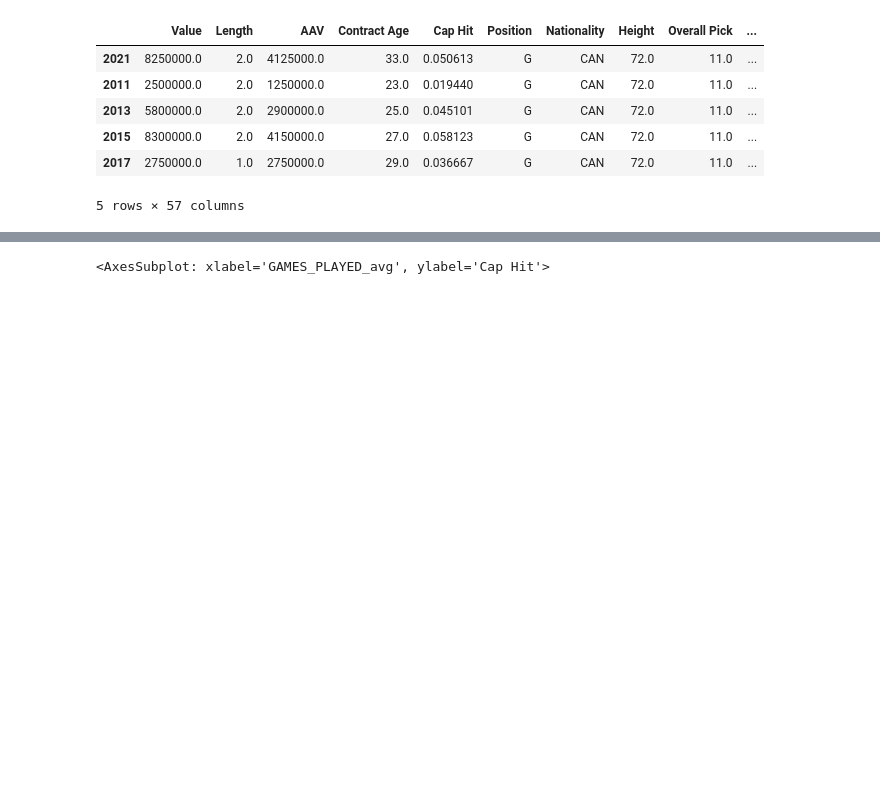
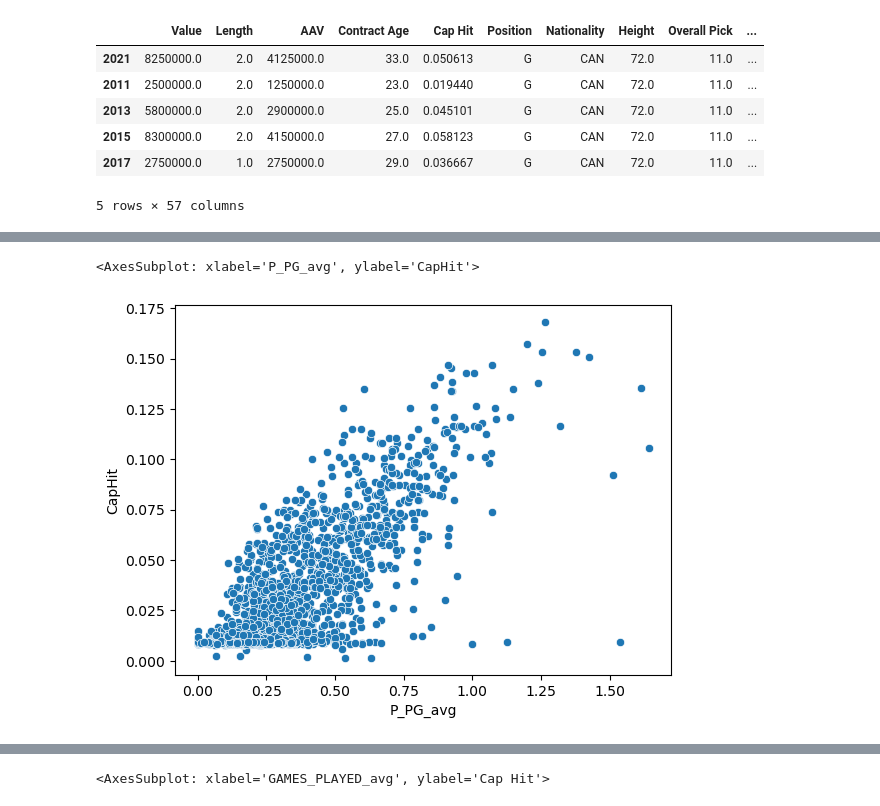
Before and after one commit to adobronyi/nhl_contract_models, a Jupyter notebook: API_scrape.ipynb, the cells around one changed output, grey strips where cells are left out. Drawn from its saved outputs; the diff is of its cells as text; code cells hidden in the pictures; blank space fills up the shorter version.

```diff
--- a/API_scrape.ipynb
+++ b/API_scrape.ipynb
@@ -432,0 +668,4 @@ dataTable_g.shape
+# %%
+temp = dataTable_ng.columns
+# %%
+dataTable_ng.columns = ['Value','Length','AAV','ContractAge','CapHit'] + list(temp[5:])
@@ -432,0 +744,5 @@ dataTable_g.shape
+# %%
+sns.scatterplot(y=dataTable_ng['CapHit'],x=dataTable_ng['P_PG_avg'])
+# %% [output]
+<AxesSubplot: xlabel='P_PG_avg', ylabel='CapHit'>
+[figure, added]
```
Also changed, not shown: parts of 76 cells of this notebook, 1 other file.
